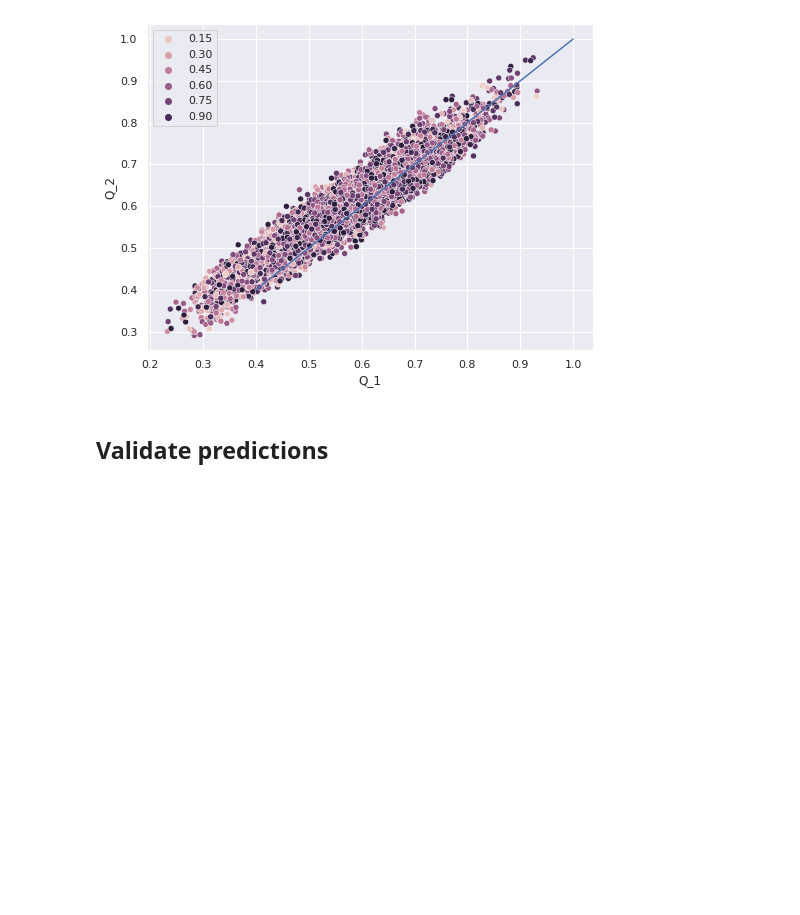
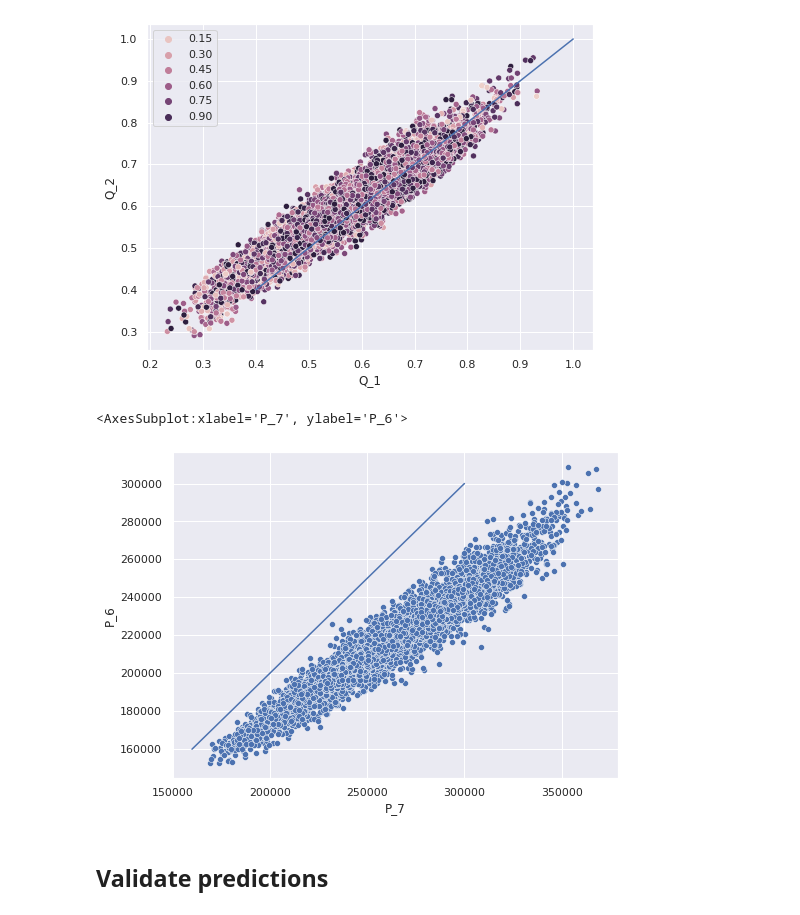
Before and after one commit to maftukh/energy-hack, a Jupyter notebook: energy_hack.ipynb, the cells around one changed output. Saved outputs shown, nothing was run; the diff lists cells and outputs as text; code cells hidden in the pictures; blank space fills up the shorter version.

```diff
--- a/energy_hack.ipynb
+++ b/energy_hack.ipynb
@@ -239,6 +255,12 @@ sns.lineplot(x=np.linspace(0.4, 1, 10000), y=np.linspace(0.4, 1, 10000))
 # %% [output]
 <AxesSubplot:xlabel='Q_1', ylabel='Q_2'>
 [figure]
+# %%
+sns.scatterplot(x=df['P_7'], y=df['P_6'])#, hue=df['valve_1'])
+sns.lineplot(x=np.linspace(160000, 300000, 10000), y=np.linspace(160000, 300000, 10000))
+# %% [output]
+<AxesSubplot:xlabel='P_7', ylabel='P_6'>
+[figure, added]
 # %% [markdown]
 ## Validate predictions
 # %%
```
Also changed, not shown: parts of 4 cells of this notebook, 2 other files.
